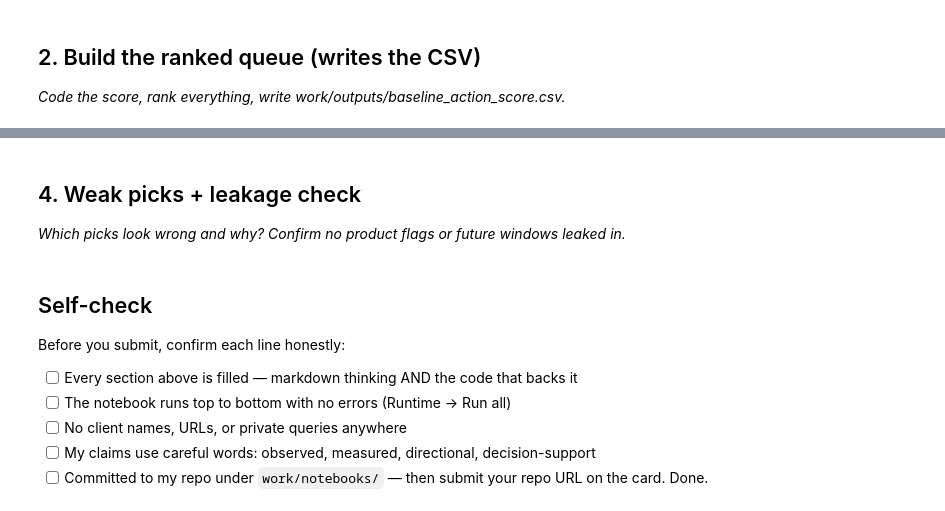
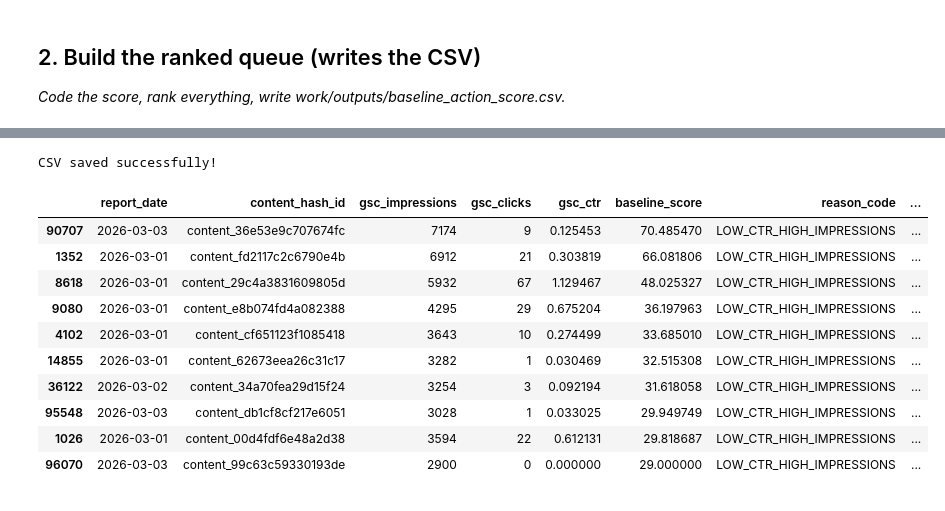
Before and after one commit to ahmedali2155/flyrank-ml-internship, a Jupyter notebook: work/notebooks/w04_baseline_score.ipynb, the cells around one changed output, grey strips where cells are left out. Saved outputs shown, nothing was run; the diff lists cells and outputs as text; code cells hidden in the pictures.

Commit message:
Complete ML-07 Baseline Action Score assignment

```diff
--- a/work/notebooks/w04_baseline_score.ipynb
+++ b/work/notebooks/w04_baseline_score.ipynb
@@ -30,4 +101,0 @@ This skeleton is yours to fill. Work the sections **in order** — each one has
-# %% [markdown]
-## 4. Weak picks + leakage check
-
-*Which picks look wrong and why? Confirm no product flags or future windows leaked in.*
@@ -37,10 +102,66 @@ This skeleton is yours to fill. Work the sections **in order** — each one has
-# %% [markdown]
-## Self-check
-
-Before you submit, confirm each line honestly:
-
-- [ ] Every section above is filled — markdown thinking AND the code that backs it
-- [ ] The notebook runs top to bottom with no errors (Runtime → Run all)
-- [ ] No client names, URLs, or private queries anywhere
-- [ ] My claims use careful words: observed, measured, directional, decision-support
-- [ ] Committed to my repo under `work/notebooks/` — then submit your repo URL on the card. Done.
+# %%
+# Build the ranked queue
+
+import os
+
+# Calculate CTR safely
+df["gsc_ctr"] = (
+    df["gsc_clicks"] / df["gsc_impressions"].replace(0, 1)
+) * 100
+
+# Baseline score (higher impressions + lower CTR = higher priority)
+df["baseline_score"] = (
+    (df["gsc_impressions"] / 100) - (df["gsc_ctr"] * 10)
+)
+
+# Reason code based on the rule
+df["reason_code"] = "LOW_CTR_HIGH_IMPRESSIONS"
+
+# Action label
+df["action"] = "Improve Title & Meta Description"
+
+# Rank by score
+ranked = df.sort_values(
+    by="baseline_score",
+    ascending=False
+)
+
+# Create output folder
+os.makedirs("work/outputs", exist_ok=True)
+
+# Save CSV
+ranked.to_csv(
+    "work/outputs/baseline_action_score.csv",
+    index=False
+)
+
+print("CSV saved successfully!")
+
+# Show Top 10
+display(
+    ranked[
+        [
+            "report_date",
+            "content_hash_id",
+            "gsc_impressions",
+            "gsc_clicks",
+            "gsc_ctr",
+            "baseline_score",
+            "reason_code",
+            "action",
+        ]
+    ].head(10)
+)
+# %% [output]
+CSV saved successfully!
+|  | report_date | content_hash_id | gsc_impressions | gsc_clicks | gsc_ctr | baseline_score | reason_code | ... |
+| 90707 | 2026-03-03 | content_36e53e9c707674fc | 7174 | 9 | 0.125453 | 70.485470 | LOW_CTR_HIGH_IMPRESSIONS | ... |
+| 1352 | 2026-03-01 | content_fd2117c2c6790e4b | 6912 | 21 | 0.303819 | 66.081806 | LOW_CTR_HIGH_IMPRESSIONS | ... |
+| 8618 | 2026-03-01 | content_29c4a3831609805d | 5932 | 67 | 1.129467 | 48.025327 | LOW_CTR_HIGH_IMPRESSIONS | ... |
+| 9080 | 2026-03-01 | content_e8b074fd4a082388 | 4295 | 29 | 0.675204 | 36.197963 | LOW_CTR_HIGH_IMPRESSIONS | ... |
+| 4102 | 2026-03-01 | content_cf651123f1085418 | 3643 | 10 | 0.274499 | 33.685010 | LOW_CTR_HIGH_IMPRESSIONS | ... |
+| 14855 | 2026-03-01 | content_62673eea26c31c17 | 3282 | 1 | 0.030469 | 32.515308 | LOW_CTR_HIGH_IMPRESSIONS | ... |
+| 36122 | 2026-03-02 | content_34a70fea29d15f24 | 3254 | 3 | 0.092194 | 31.618058 | LOW_CTR_HIGH_IMPRESSIONS | ... |
+| 95548 | 2026-03-03 | content_db1cf8cf217e6051 | 3028 | 1 | 0.033025 | 29.949749 | LOW_CTR_HIGH_IMPRESSIONS | ... |
+| 1026 | 2026-03-01 | content_00d4fdf6e48a2d38 | 3594 | 22 | 0.612131 | 29.818687 | LOW_CTR_HIGH_IMPRESSIONS | ... |
+| 96070 | 2026-03-03 | content_99c63c59330193de | 2900 | 0 | 0.000000 | 29.000000 | LOW_CTR_HIGH_IMPRESSIONS | ... |
```
Also changed, not shown: parts of 14 cells of this notebook.
